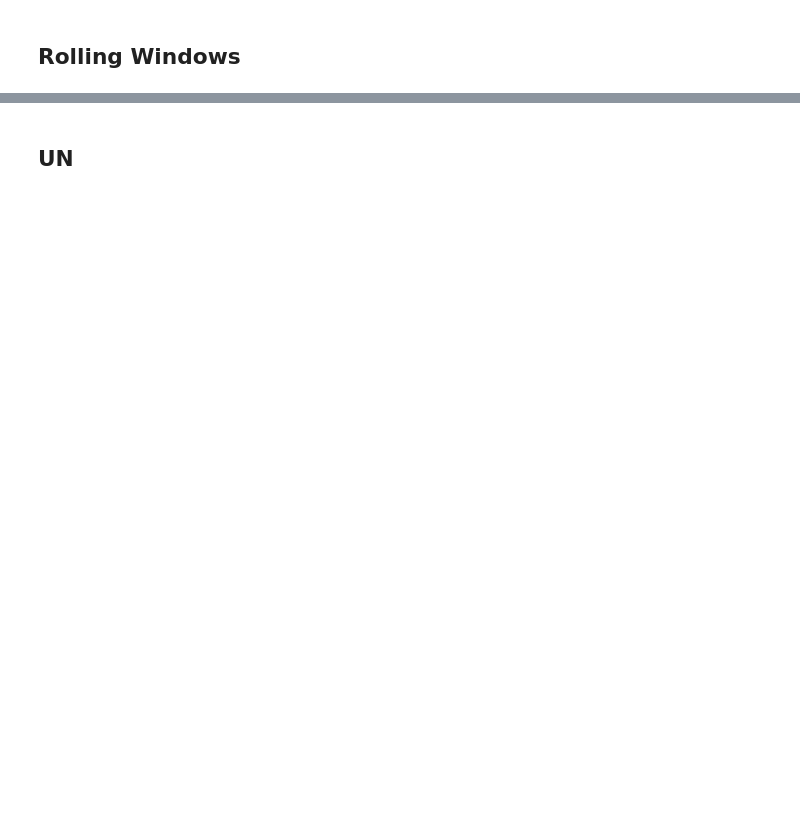
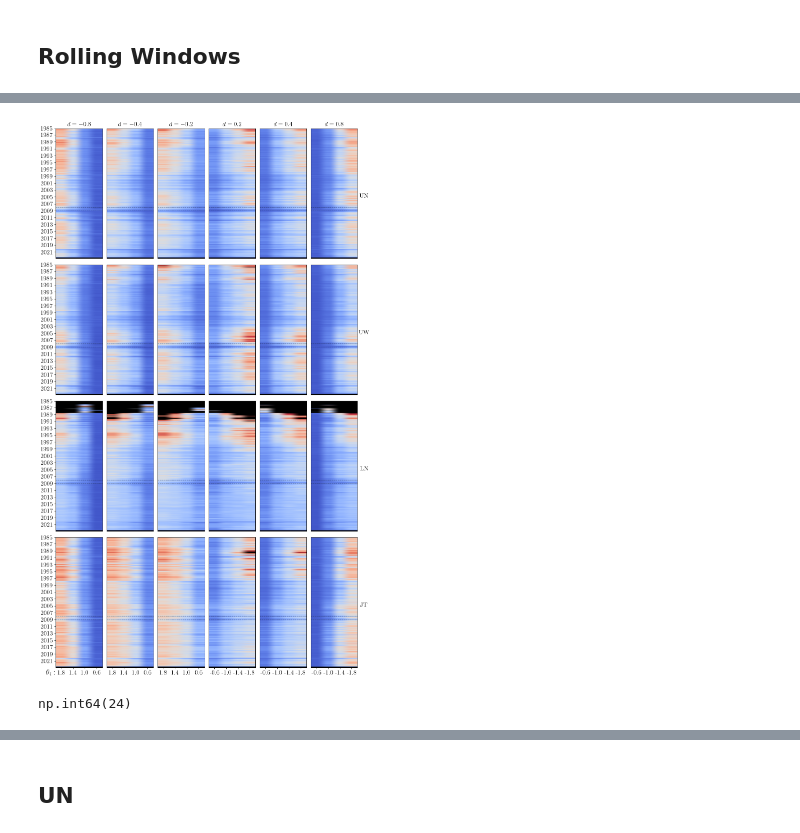
Before and after one commit to fedesss98/stabilvol, a Jupyter notebook: notebooks/16-mfht-new-rolling-windows.ipynb, the cells around one changed output, grey strips where cells are left out. Saved outputs shown, nothing was run; the diff lists cells and outputs as text; code cells hidden in the pictures; blank space fills up the shorter version.

```diff
--- a/notebooks/16-mfht-new-rolling-windows.ipynb
+++ b/notebooks/16-mfht-new-rolling-windows.ipynb
@@ -243,0 +406,65 @@ df_maxs = []
+# %%
+fig, axs = plt.subplots(4, 6, figsize=(12, 20), layout='tight')
+
+# Create axes for colorbars
+# cbar_axs = [fig.add_subplot(gs[i, 4]) for i in range(6)]
+# for cax in cbar_axs:
+#     cax.axis('off')
+
+# Create colormap with black for masked values
+cmap = plt.cm.coolwarm.copy()
+cmap.set_bad(color='black')
+
+for i, market in enumerate(MARKETS):
+
+    for j, delta in enumerate(deltas):
+        ax = axs[i, j]
+        if j < len(crashes):
+            data = df.loc[market, (high_thresholds, delta)]
+            # ax.set_yticks(ax.get_yticks(), high_thresholds)
+        else:
+            data = df.loc[market, (low_thresholds, delta)]
+            # ax.set_yticks(ax.get_yticks(), low_thresholds)
+        im = ax.imshow(data, cmap=cmap, aspect='auto', vmin=data.min().min(), vmax=data.max().max())
+        # Add colorbar
+        # if i == len(MARKETS) - 1:
+        #     cbar = fig.colorbar(im, ax=cbar_axs[j], orientation='vertical', use_gridspec=True)
+        #     cbar.ax.set_title(f"$d={delta}$", fontsize=14)
+        # Set titles
+
+        # if j == len(deltas) - 1:
+            # Set xlabels and ylabels
+        yticks = ax.get_yticks()
+
+for i, market in enumerate(MARKETS):
+    for j, delta in enumerate(deltas):
+        ax = axs[i, j]
+        ax.set_xticks([])
+        ax.set_yticks([])
+        if i == 0:
+            ax.set_title(f'$d = {delta}$', fontsize=16)
+        elif i == len(MARKETS) - 1:
+            ax.set_xticks(np.arange(len(high_thresholds)), high_thresholds if j < len(crashes) else low_thresholds, fontsize=16)
+        if j == 0:
+            ax.set_yticks(xticks[::2], xtickslabels[::2], rotation=0, fontsize=16)
+        elif j == len(deltas) - 1:
+            ax.set_ylabel(market, labelpad=17, rotation=0, fontsize=16)
+            ax.yaxis.set_label_position('right')
+        # Add dashed lines for 2007-2008 crisis
+        start_crisis_window = np.where(np.array(xtickslabels) == '2008')[0][0]
+        end_crisis_window = np.where(np.array(xtickslabels) == '2009')[0][0]
+        ax.axhline(xticks[start_crisis_window], color='k', linestyle='--', linewidth=1, alpha=0.4)
+        ax.axhline(xticks[end_crisis_window], color='k', linestyle='--', linewidth=1, alpha=0.4)
+
+fig.text(0.028, 0.0188, '$\\theta_i :$', fontsize=20, verticalalignment='top', horizontalalignment='left')
+
+fig.savefig(f'../visualization/dynamics/rolling_windows/rolling_90d_MFHT_peaks_grid_vertical.png')
+fig.savefig(f'../visualization/dynamics/rolling_windows/rolling_90d_MFHT_peaks_grid_vertical.pdf')
+
+plt.show()
+# %% [output]
+[figure, added]
+# %%
+np.where(np.array(xtickslabels) == '2009-01-01')[0][0]
+# %% [output]
+np.int64(24)
```
Also changed, not shown: parts of 19 cells of this notebook.
